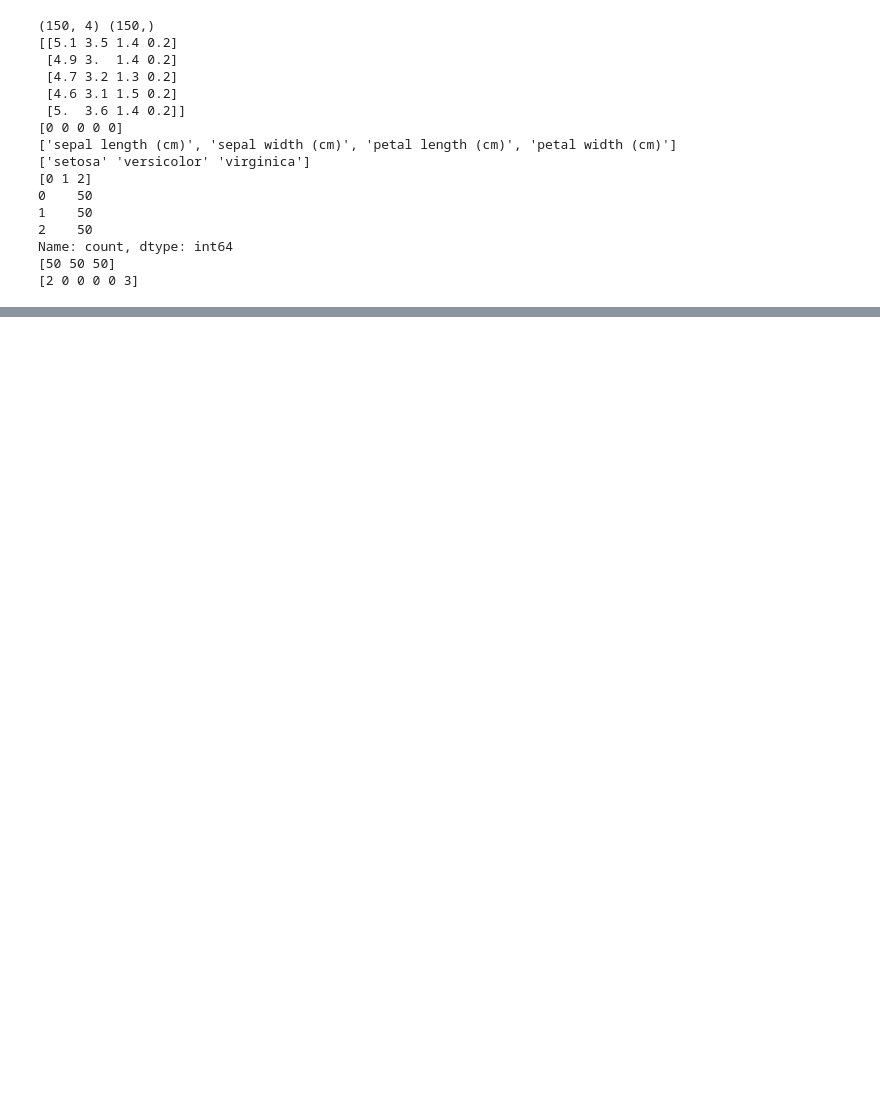
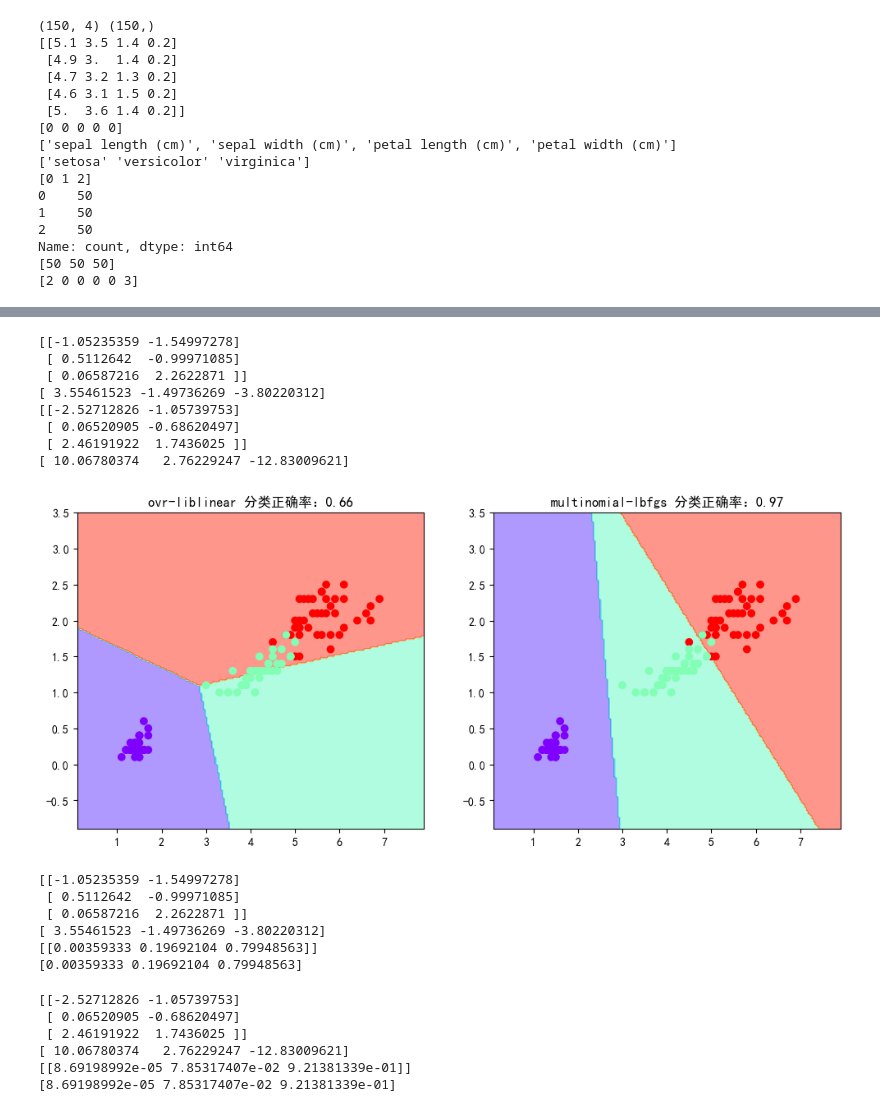
Before and after one commit to dudululv/first-python-project, a Jupyter notebook: 33 12.13/1.ipynb, the cells around one changed output, grey strips where cells are left out. Drawn from its saved outputs; the diff is of its cells as text; code cells hidden in the pictures; blank space fills up the shorter version.

```diff
--- a/33 12.13/1.ipynb
+++ b/33 12.13/1.ipynb
@@ -161,0 +164,68 @@ Text(0, 0.5, '真值/预测值')
+# %%
+X, y = load_iris(return_X_y=True)
+X = X[:, 2:]
+X_train, X_test, y_train, y_test = train_test_split(X, y, test_size=0.25, random_state=0)
+params = [("ovr", "liblinear"), ("multinomial", "lbfgs")]
+fig, ax = plt.subplots(1, 2, figsize=(12, 5))
+for index, (mc, s) in enumerate(params):
+    lr = LogisticRegression(multi_class=mc, solver=s)
+    lr.fit(X_train, y_train)
+    y_pred = lr.predict(X_test)
+    # 计算正确率。
+    accuracy = np.mean(y_test == y_pred)
+    ax[index].set_title(f"{mc}-{s} 分类正确率：{accuracy:.2f}")
+    # 绘制决策边界。
+    DecisionBoundaryDisplay.from_estimator(lr, X_train, response_method="predict", grid_resolution=200,
+                        cmap=plt.cm.rainbow, alpha=0.5, ax=ax[index])
+    ax[index].scatter(X_train[:, 0], X_train[:, 1], c=y_train, cmap=plt.cm.rainbow)
+    print(lr.coef_)
+    print(lr.intercept_)
+# %% [output]
+[[-1.05235359 -1.54997278]
+ [ 0.5112642  -0.99971085]
+ [ 0.06587216  2.2622871 ]]
+[ 3.55461523 -1.49736269 -3.80220312]
+[[-2.52712826 -1.05739753]
+ [ 0.06520905 -0.68620497]
+ [ 2.46191922  1.7436025 ]]
+[ 10.06780374   2.76229247 -12.83009621]
+[figure, added]
+# %%
+lr=LogisticRegression(multi_class='ovr',solver='liblinear')
+lr.fit(X_train,y_train)
+print(lr.coef_)
+print(lr.intercept_)
+print(lr.predict_proba(X_test[:1]))
+z0=X_test[0]@lr.coef_[0]+lr.intercept_[0]
+z1=X_test[0]@lr.coef_[1]+lr.intercept_[1]
+z2=X_test[0]@lr.coef_[2]+lr.intercept_[2]
+z=np.array([z0,z1,z2])
+p=1/(1+np.exp(-z))
+p=p/p.sum()
+print(p)
+# %% [output]
+[[-1.05235359 -1.54997278]
+ [ 0.5112642  -0.99971085]
+ [ 0.06587216  2.2622871 ]]
+[ 3.55461523 -1.49736269 -3.80220312]
+[[0.00359333 0.19692104 0.79948563]]
+[0.00359333 0.19692104 0.79948563]
+# %%
+lr=LogisticRegression(multi_class='multinomial',solver='lbfgs')
+lr.fit(X_train,y_train)
+print(lr.coef_)
+print(lr.intercept_)
+print(lr.predict_proba(X_test[:1]))
+z0=X_test[0]@lr.coef_[0]+lr.intercept_[0]
+z1=X_test[0]@lr.coef_[1]+lr.intercept_[1]
+z2=X_test[0]@lr.coef_[2]+lr.intercept_[2]
+z=np.array([z0,z1,z2])
+ez=np.exp(z)
+print(ez/ez.sum())
+# %% [output]
+[[-2.52712826 -1.05739753]
+ [ 0.06520905 -0.68620497]
+ [ 2.46191922  1.7436025 ]]
+[ 10.06780374   2.76229247 -12.83009621]
+[[8.69198992e-05 7.85317407e-02 9.21381339e-01]]
+[8.69198992e-05 7.85317407e-02 9.21381339e-01]
```
Also changed, not shown: parts of 7 cells of this notebook, 4 other files.
